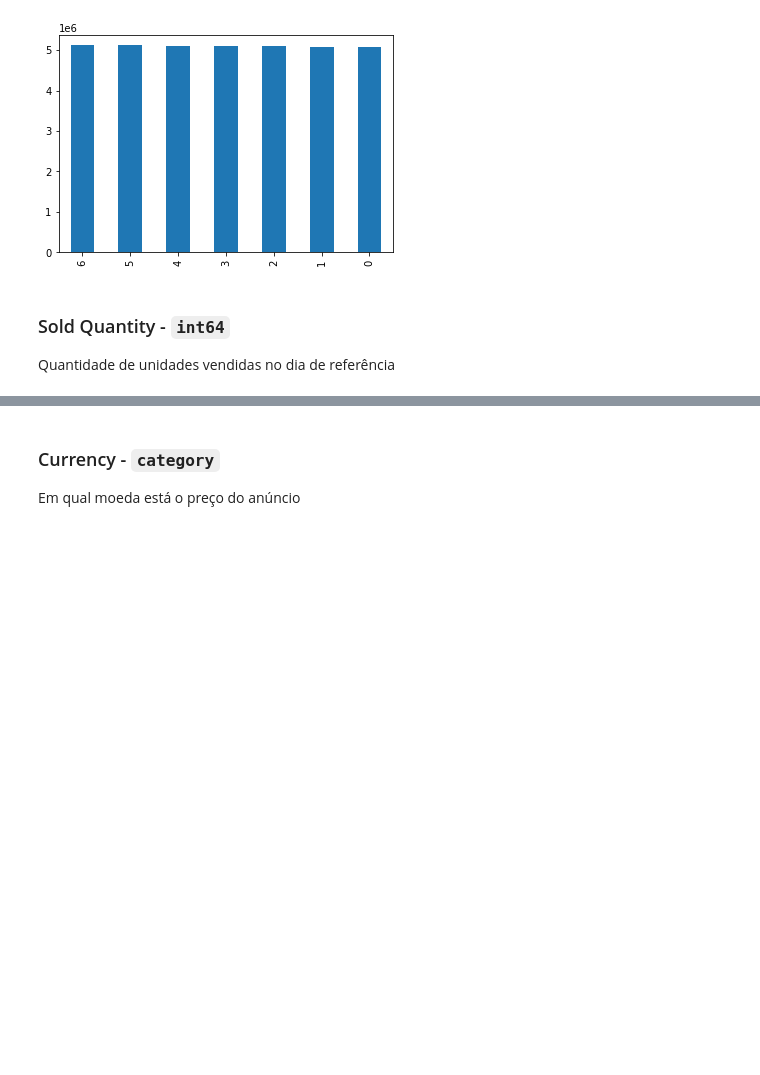
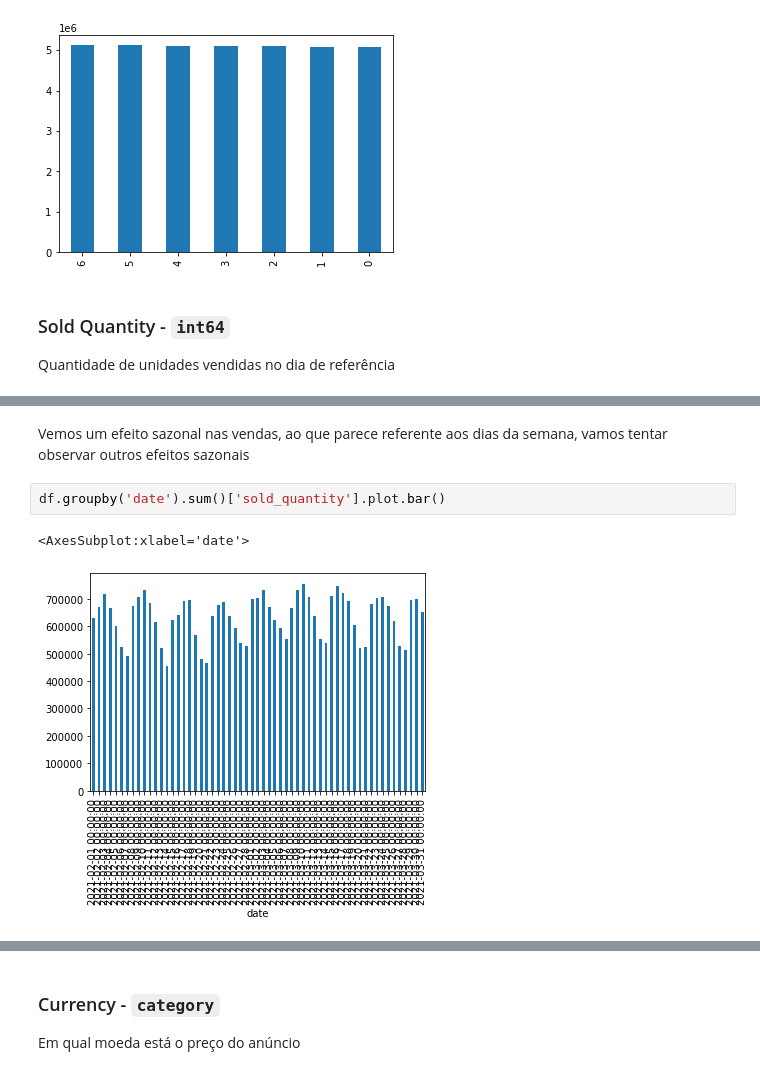
Before and after one commit to BBenicio/meli-data-challenge, a Jupyter notebook: meli.ipynb, the cells around one changed output, grey strips where cells are left out. Cells and saved outputs as stored; diff of their text form; blank space fills up the shorter version.

```diff
--- a/meli.ipynb
+++ b/meli.ipynb
@@ -235,0 +354,7 @@ Preço do anúncio no dia de referência
+# %% [markdown]
+Vemos um efeito sazonal nas vendas, ao que parece referente aos dias da semana, vamos tentar observar outros efeitos sazonais
+# %%
+df.groupby('date').sum()['sold_quantity'].plot.bar()
+# %% [output]
+<AxesSubplot:xlabel='date'>
+[figure, added]
```
Also changed, not shown: parts of 160 cells of this notebook.
